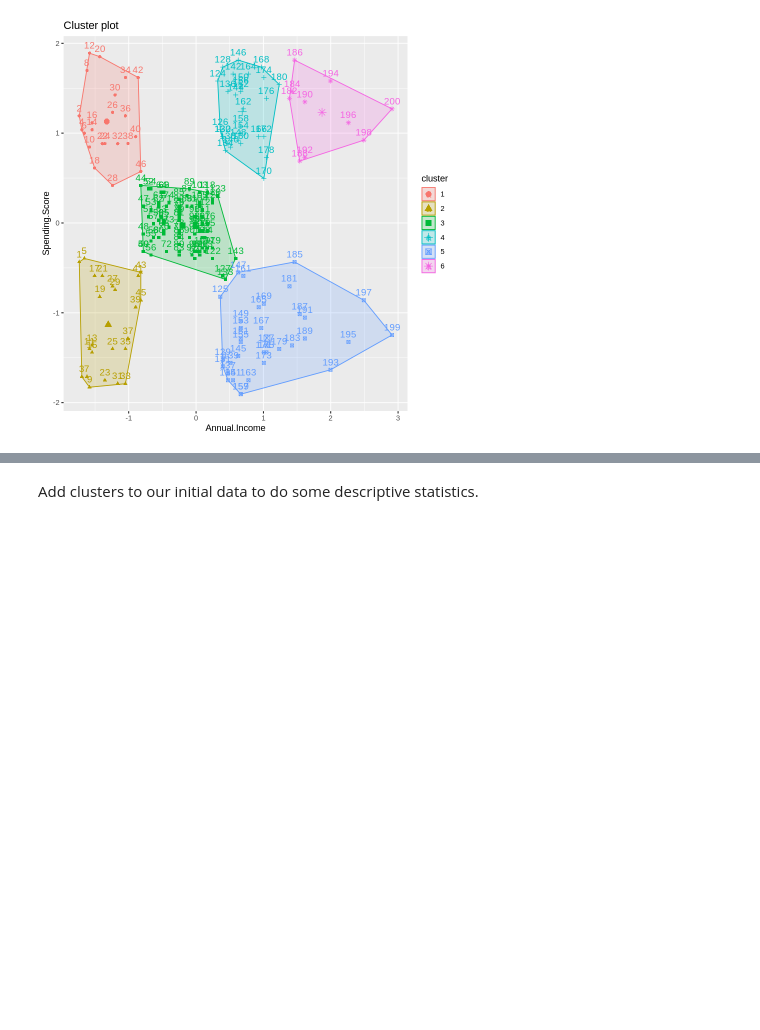
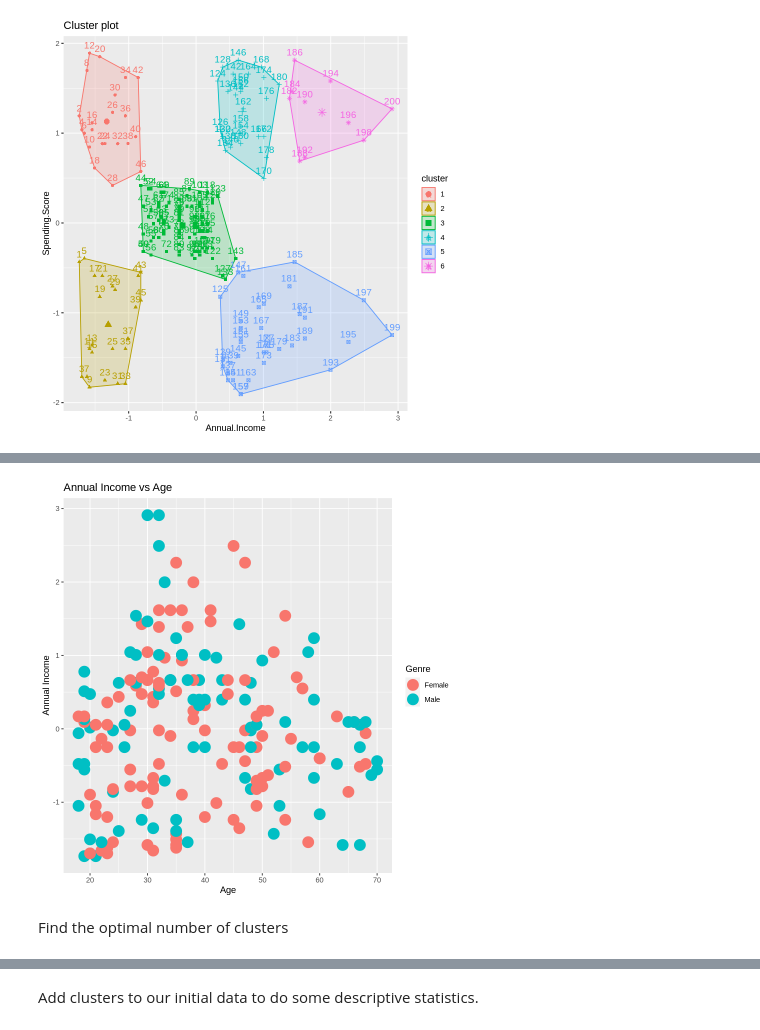
Before and after one commit to nv-hiep/customer_clustering, a Jupyter notebook: Customer_Segmentation_with_Kmeans_using_R.ipynb, the cells around one changed output, grey strips where cells are left out. Saved outputs shown, nothing was run; the diff lists cells and outputs as text; code cells hidden in the pictures; blank space fills up the shorter version.

```diff
--- a/Customer_Segmentation_with_Kmeans_using_R.ipynb
+++ b/Customer_Segmentation_with_Kmeans_using_R.ipynb
@@ -279,3 +204,7 @@ A tibble: 5 × 2
 | -1.696572 | -1.7116178 |
 | -1.696572 | 1.0378135 |
 | -1.658498 | -0.3949887 |
+# %%
+# Add scaled values to tb
+tb$Annual.Income.Scaled = df$Annual.Income
+tb$Spending.Score.Scaled = df$Spending.Score
@@ -668,0 +615,4 @@ fviz_cluster(kmeans_model, data = df)
+# %%
+ai_age_tb <- tb %>%
+         select(Age, Annual.Income.Scaled) %>% as_tibble()
+head(ai_age_tb,4)
@@ -668,0 +627,11 @@ fviz_cluster(kmeans_model, data = df)
+# %%
+ggplot(ai_age_tb, aes(x=Age, y=Annual.Income.Scaled, color = tb$Genre)) +
+     geom_point(size=6)+
+      ggtitle("Annual Income vs Age")+
+      ylab("Annual Income") +
+      xlab("Age")+
+      guides(color = guide_legend(title = "Genre"))
+# %% [output]
+[figure, added]
+# %% [markdown]
+Find the optimal number of clusters
```
Also changed, not shown: parts of 78 cells of this notebook.
